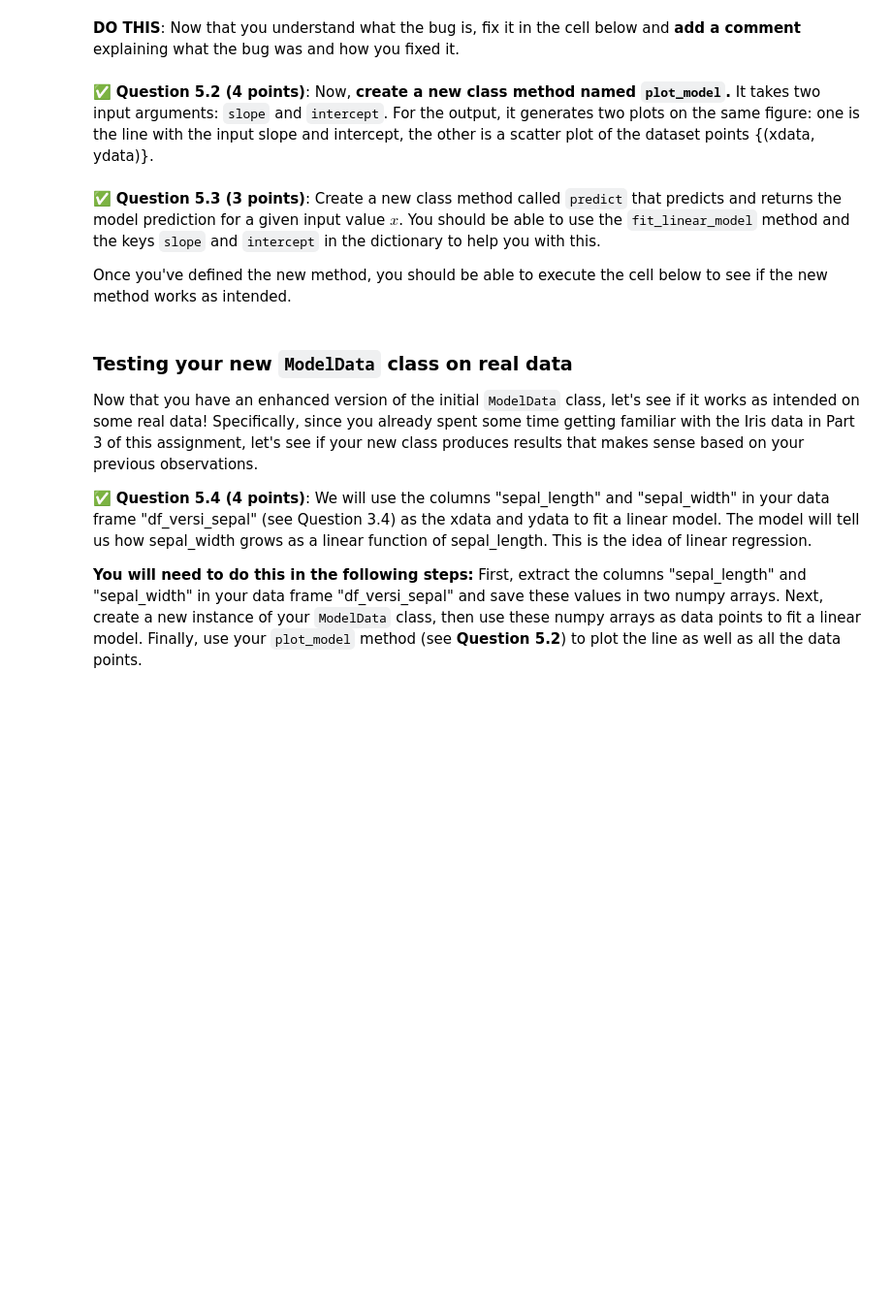
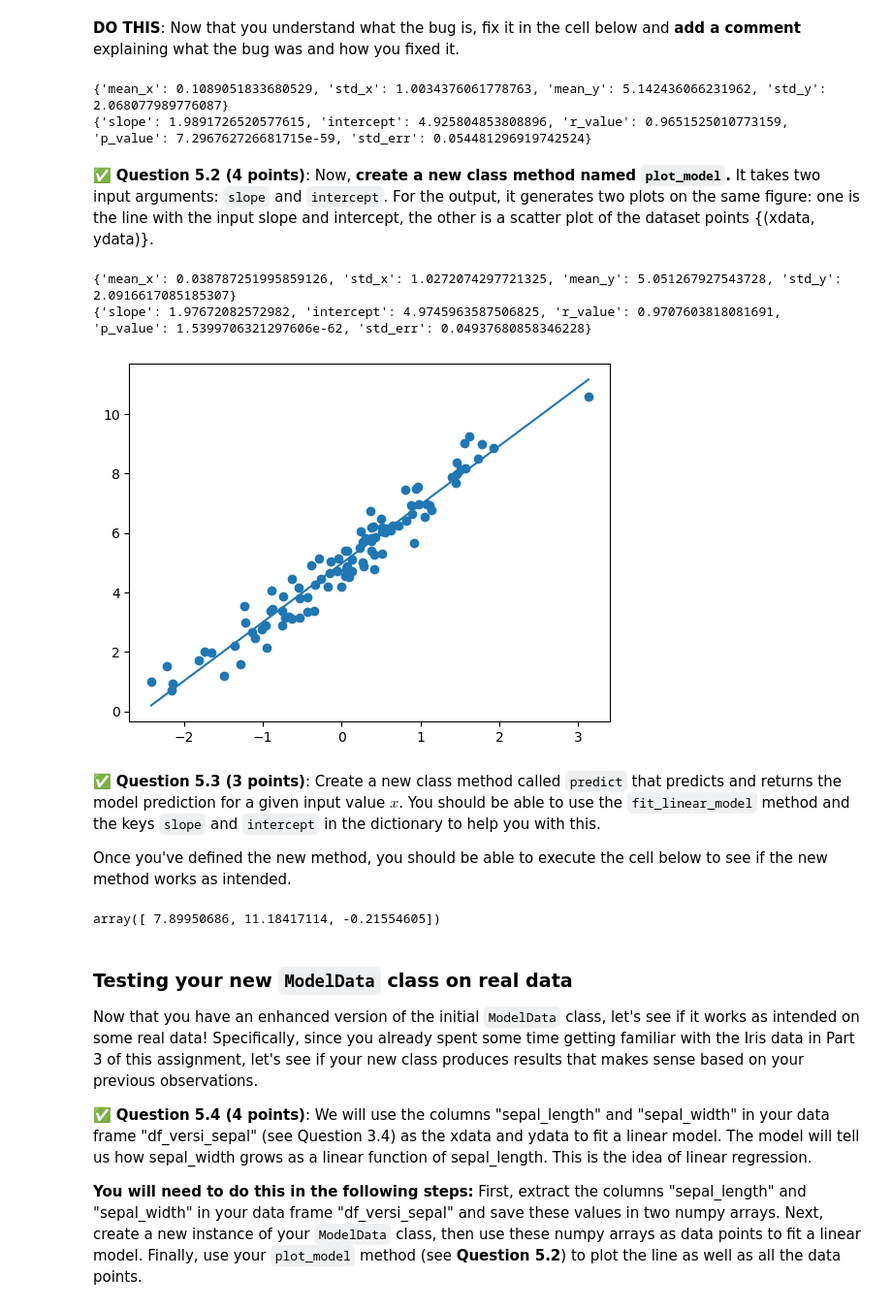
Before and after one commit to mlee3001/CMSE202-s24-turnin, a Jupyter notebook: hw-01/HW-01_GitPracticeDebuggingPythonPackagesAndClasses-STUDENT.ipynb, the cells around one changed output. Shown: that part at 97% size. Drawn from its saved outputs; the diff is of its cells as text; code cells hidden in the pictures; blank space fills up the shorter version.

```diff
--- a/hw-01/HW-01_GitPracticeDebuggingPythonPackagesAndClasses-STUDENT.ipynb
+++ b/hw-01/HW-01_GitPracticeDebuggingPythonPackagesAndClasses-STUDENT.ipynb
@@ -513,7 +530,7 @@ import scipy.stats as st
 
 class ModelData:
 
-    def __init__(xdata, ydata):
+    def __init__(self, xdata, ydata):
         self.xdata = xdata
         self.ydata = ydata
 
@@ -534,6 +551,17 @@ class ModelData:
             "p_value": p_value,
             "std_err": std_err
         }
+
+    def plot_model(self, slope, intercept):
+        x_values = np.linspace(min(self.xdata), max(self.xdata), 100)
+        y_values = slope * x_values + intercept
+        plt.plot(x_values, y_values)
+        plt.scatter(self.xdata, self.ydata)
+
+    def predict(self, x_new):
+        model = self.fit_linear_model()
+        y_new = x_new*model['slope']+model['intercept']
+        return y_new
 # %% [markdown]
 &#9989; **Questions 5.1 (2 points)**: **Debug the `ModelData` class, then run the following code to see what the output is.** **DO NOT MODIFY THIS CODE CELL**. (so that you can remember what the bug was)
 # %%
@@ -562,2 +591,19 @@ If you need to write any code to explore the nature of the bug, please do so in
+# %%
+# Put your non-buggy code here
+import matplotlib.pyplot as plt
+
+x = np.random.randn(100)
+y = 2*x + 5 + np.random.normal(0, 0.5, 100)
+
+data = ModelData(x, y)
+stats = data.summary_stats()
+model = data.fit_linear_model()
+
+print(stats)
+print(model)
+#the error was in the __init__ method as there was no "self" argument
+# %% [output]
+{'mean_x': 0.1089051833680529, 'std_x': 1.0034376061778763, 'mean_y': 5.142436066231962, 'std_y': 2.068077989776087}
+{'slope': 1.9891726520577615, 'intercept': 4.925804853808896, 'r_value': 0.9651525010773159, 'p_value': 7.296762726681715e-59, 'std_err': 0.054481296919742524}
 # %% [markdown]
 &#9989; **Question 5.2 (4 points)**: Now, **create a new class method named `plot_model`.** It takes two input arguments: `slope` and `intercept`. For the output, it generates two plots on the same figure: one is the line with the input slope and intercept, the other is a scatter plot of the dataset points {(xdata, ydata)}.
@@ -566,3 +617,20 @@ If you need to write any code to explore the nature of the bug, please do so in
+# %%
+import matplotlib.pyplot as plt
+
+x = np.random.randn(100)
+y = 2*x + 5 + np.random.normal(0, 0.5, 100)
+
+data = ModelData(x, y)
+stats = data.summary_stats()
+model = data.fit_linear_model()
+
+print(stats)
+print(model)
+data.plot_model(model['slope'], model['intercept'])
+# %% [output]
+{'mean_x': 0.038787251995859126, 'std_x': 1.0272074297721325, 'mean_y': 5.051267927543728, 'std_y': 2.0916617085185307}
+{'slope': 1.97672082572982, 'intercept': 4.9745963587506825, 'r_value': 0.9707603818081691, 'p_value': 1.5399706321297606e-62, 'std_err': 0.04937680858346228}
+[figure, added]
 # %% [markdown]
 &#9989; **Question 5.3 (3 points)**: Create a new class method called `predict` that predicts and returns the model prediction for a given input value $x$. You should be able to use the `fit_linear_model` method and the keys `slope` and `intercept` in the dictionary to help you with this.
 
@@ -576,3 +644,5 @@ x_new = np.array([1.5, 3.2, -2.7])
 y_pred = data.predict(x_new)
 
 y_pred
+# %% [output]
+array([ 7.89950686, 11.18417114, -0.21554605])
```
Also changed, not shown: parts of 9 cells of this notebook.
